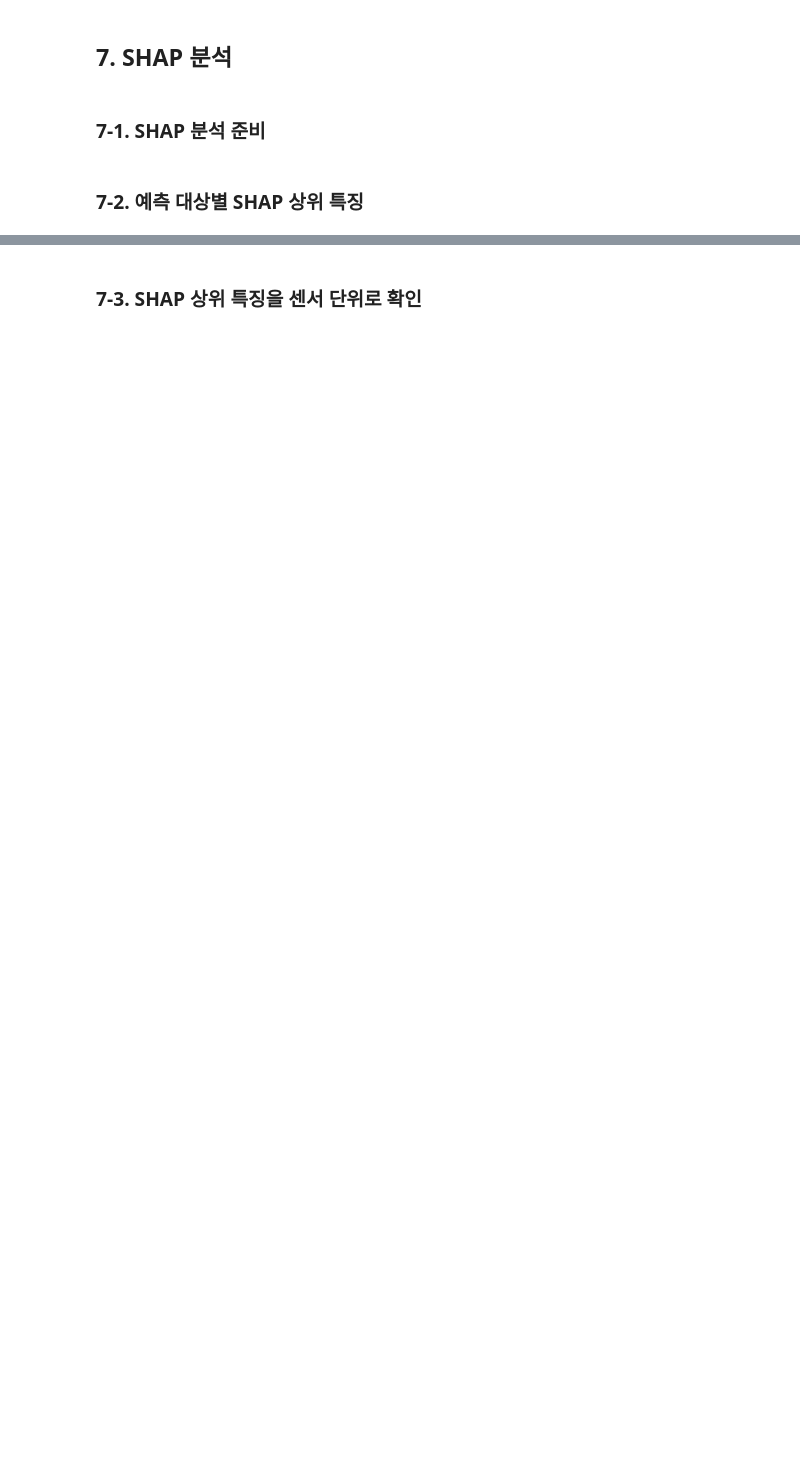
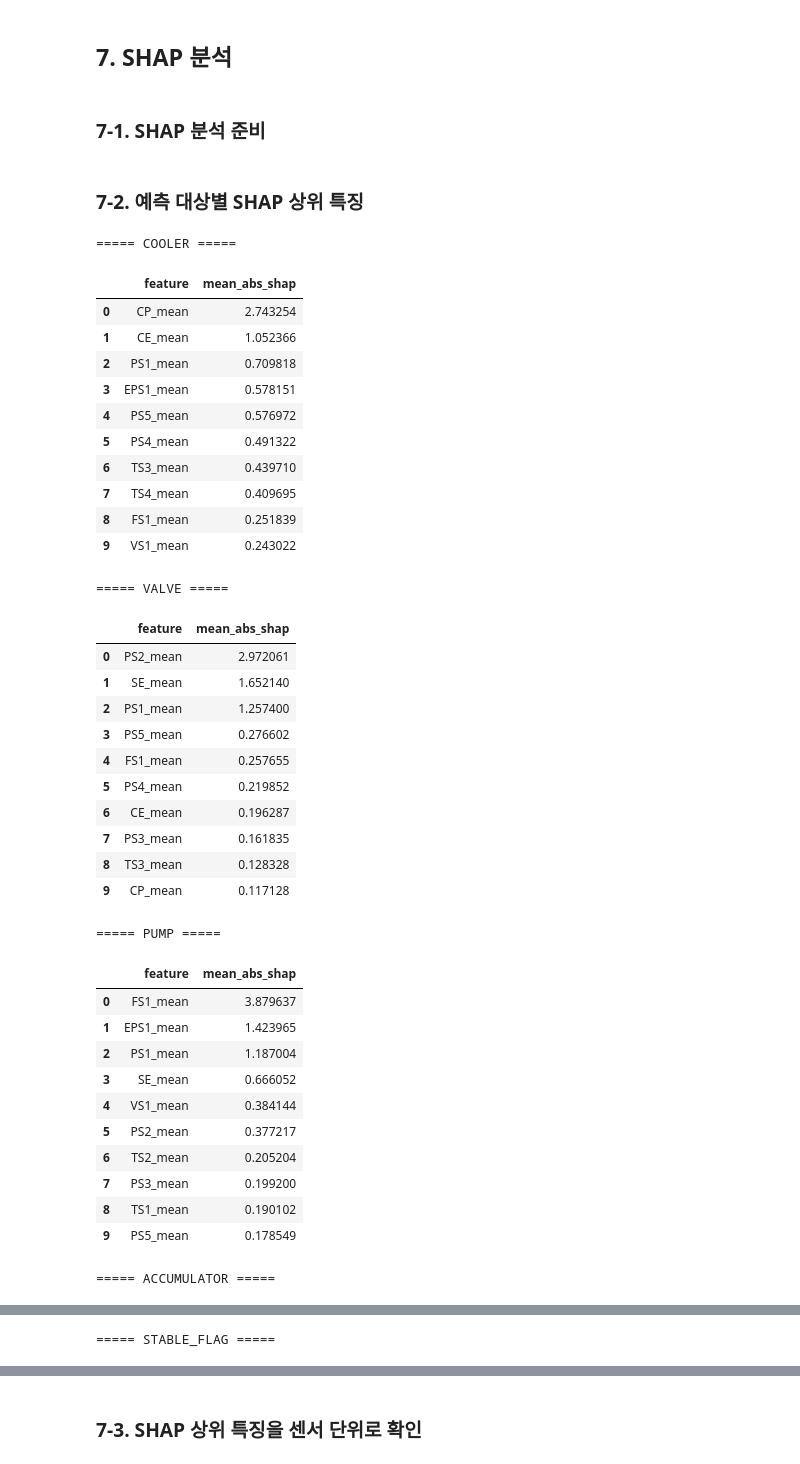
Before and after one commit to yuudong123/ai-first-project, a Jupyter notebook: notebooks/03_model_evaluation.ipynb, the cells around one changed output, grey strips where cells are left out. Cells and saved outputs as stored; diff of their text form; code cells hidden in the pictures; blank space fills up the shorter version.

```diff
--- a/notebooks/03_model_evaluation.ipynb
+++ b/notebooks/03_model_evaluation.ipynb
@@ -817,7 +991,7 @@ display(
 ### 5-4. 시간별 평균 성능
 # %%
 window_summary = (
-    rf_window_results
+    lgb_window_results
     .groupby(
         "window_sec"
     )[
@@ -839,8 +1020,8 @@ display(
 # %%
-f1_10 = (
+f1_20 = (
     window_summary
     .loc[
-        10,
+        20,
         "macro_f1"
     ]
 )
@@ -854,7 +1035,7 @@ f1_60 = (
 )
 
 performance_ratio = (
-    f1_10
+    f1_20
     / f1_60
     * 100
     if f1_60 > 0
@@ -862,7 +1043,7 @@ performance_ratio = (
 )
 
 print(
-    f"10초 Macro F1: {f1_10:.6f}"
+    f"20초 Macro F1: {f1_20:.6f}"
 )
 
 print(
@@ -875,7 +1060,11 @@ print(
 # %% [markdown]
 ### 6-2. 최종 입력 시간 결정
 # %%
-final_window_sec = 10
+if performance_ratio >= 95:
+    final_window_sec = 20
+
+else:
+    final_window_sec = 60
 
 print(
     "최종 입력 시간:",
@@ -910,7 +1097,7 @@ shap_top_features = {}
 if SHAP_AVAILABLE:
     for component in target_order:
         model = (
-            rf_window_models[
+            lgb_window_models[
                 final_window_sec
             ][
                 component
@@ -1021,30 +1208,68 @@ if SHAP_AVAILABLE:
                 mean_feature_cols,
             "mean_abs_shap":
                 mean_abs_shap
         }).sort_values(
             "mean_abs_shap",
             ascending=False
         )
 
         shap_top_features[
             component
         ] = (
             importance_df
             .head(10)
             .reset_index(drop=True)
         )
 
         print(
             f"\n===== {component.upper()} ====="
         )
 
         display(
             shap_top_features[
                 component
             ]
         )
 
 else:
     print(
         "SHAP가 설치되지 않아 건너뜁니다."
     )
+# %% [output]
+===== COOLER =====
+|  | feature | mean_abs_shap |
+| 0 | CP_mean | 2.743254 |
+| 1 | CE_mean | 1.052366 |
+| 2 | PS1_mean | 0.709818 |
+| 3 | EPS1_mean | 0.578151 |
+| 4 | PS5_mean | 0.576972 |
+| 5 | PS4_mean | 0.491322 |
+| 6 | TS3_mean | 0.439710 |
+| 7 | TS4_mean | 0.409695 |
+| 8 | FS1_mean | 0.251839 |
+| 9 | VS1_mean | 0.243022 |
+===== VALVE =====
+|  | feature | mean_abs_shap |
+| 0 | PS2_mean | 2.972061 |
+| 1 | SE_mean | 1.652140 |
+| 2 | PS1_mean | 1.257400 |
+| 3 | PS5_mean | 0.276602 |
+| 4 | FS1_mean | 0.257655 |
+| 5 | PS4_mean | 0.219852 |
+| 6 | CE_mean | 0.196287 |
+| 7 | PS3_mean | 0.161835 |
+| 8 | TS3_mean | 0.128328 |
+| 9 | CP_mean | 0.117128 |
+===== PUMP =====
+|  | feature | mean_abs_shap |
+| 0 | FS1_mean | 3.879637 |
+| 1 | EPS1_mean | 1.423965 |
+| 2 | PS1_mean | 1.187004 |
+| 3 | SE_mean | 0.666052 |
+| 4 | VS1_mean | 0.384144 |
+| 5 | PS2_mean | 0.377217 |
+| 6 | TS2_mean | 0.205204 |
+| 7 | PS3_mean | 0.199200 |
+| 8 | TS1_mean | 0.190102 |
+| 9 | PS5_mean | 0.178549 |
+===== ACCUMULATOR =====
@@ -1050,0 +1287 @@ else:
+===== STABLE_FLAG =====
```
Also changed, not shown: parts of 47 cells of this notebook, 14 other files.
